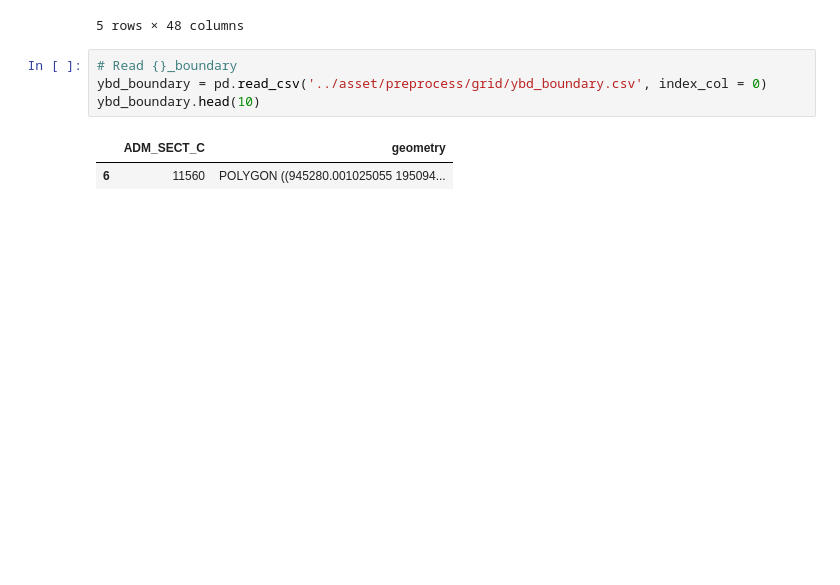
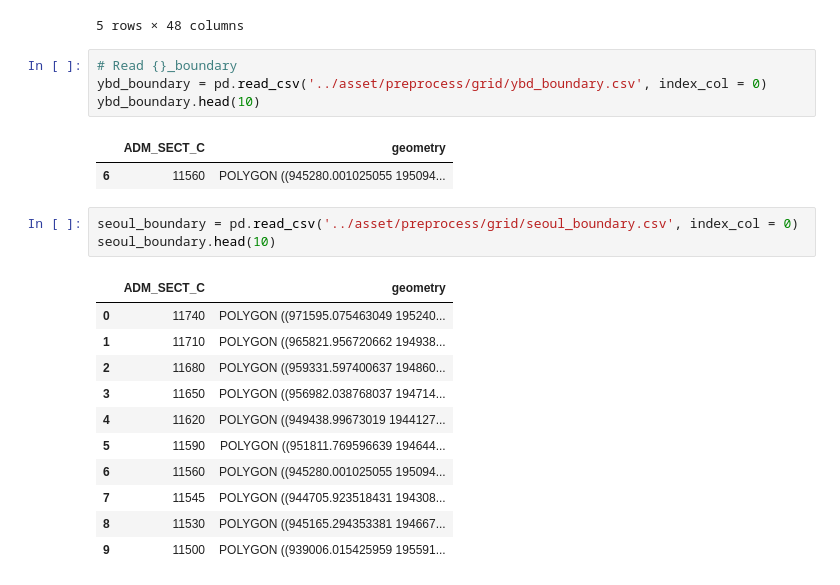
Before and after one commit to woooleee/msd, a Jupyter notebook: preprocess/grid_feature_v2.ipynb, the cells around one changed output. Drawn from its saved outputs; the diff is of its cells as text; blank space fills up the shorter version.

```diff
--- a/preprocess/grid_feature_v2.ipynb
+++ b/preprocess/grid_feature_v2.ipynb
@@ -262,3 +311,18 @@ ybd_boundary.head(10)
 # %% [output]
 |  | ADM_SECT_C | geometry |
 | 6 | 11560 | POLYGON ((945280.001025055 195094... |
+# %%
+seoul_boundary = pd.read_csv('../asset/preprocess/grid/seoul_boundary.csv', index_col = 0)
+seoul_boundary.head(10)
+# %% [output]
+|  | ADM_SECT_C | geometry |
+| 0 | 11740 | POLYGON ((971595.075463049 195240... |
+| 1 | 11710 | POLYGON ((965821.956720662 194938... |
+| 2 | 11680 | POLYGON ((959331.597400637 194860... |
+| 3 | 11650 | POLYGON ((956982.038768037 194714... |
+| 4 | 11620 | POLYGON ((949438.99673019 1944127... |
+| 5 | 11590 | POLYGON ((951811.769596639 194644... |
+| 6 | 11560 | POLYGON ((945280.001025055 195094... |
+| 7 | 11545 | POLYGON ((944705.923518431 194308... |
+| 8 | 11530 | POLYGON ((945165.294353381 194667... |
+| 9 | 11500 | POLYGON ((939006.015425959 195591... |
```
Also changed, not shown: parts of 11 cells of this notebook, 13 other files.
